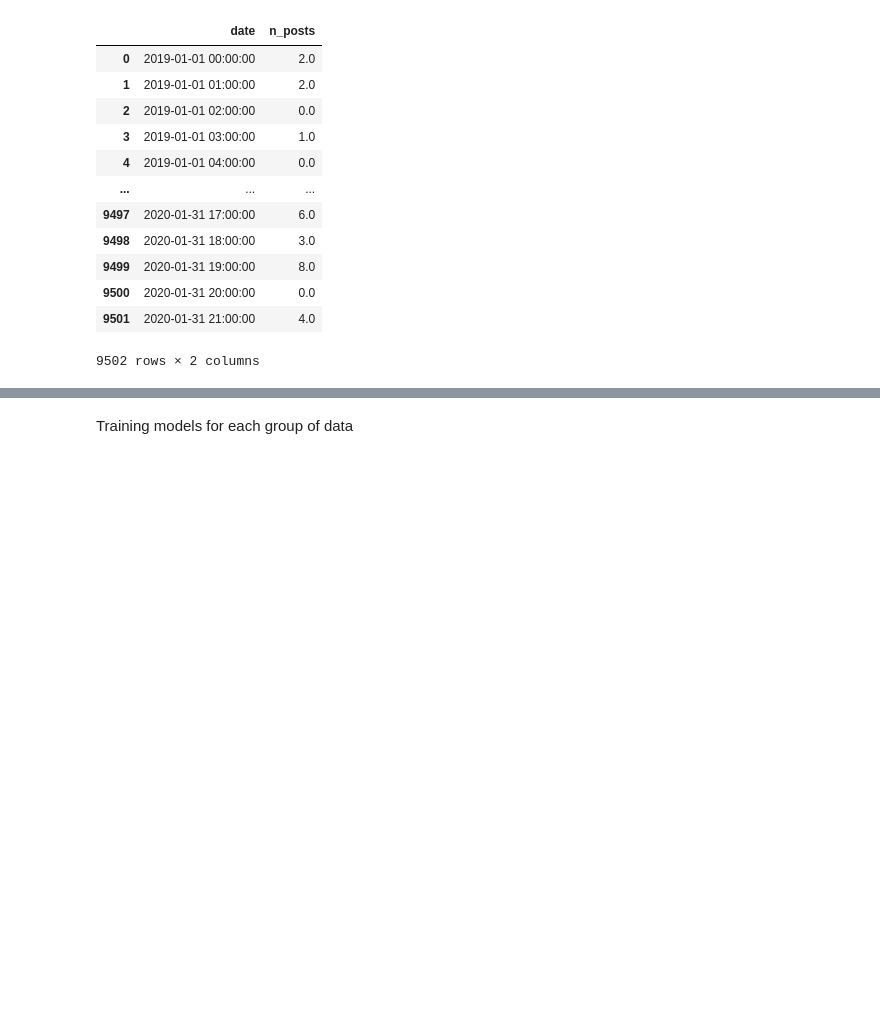
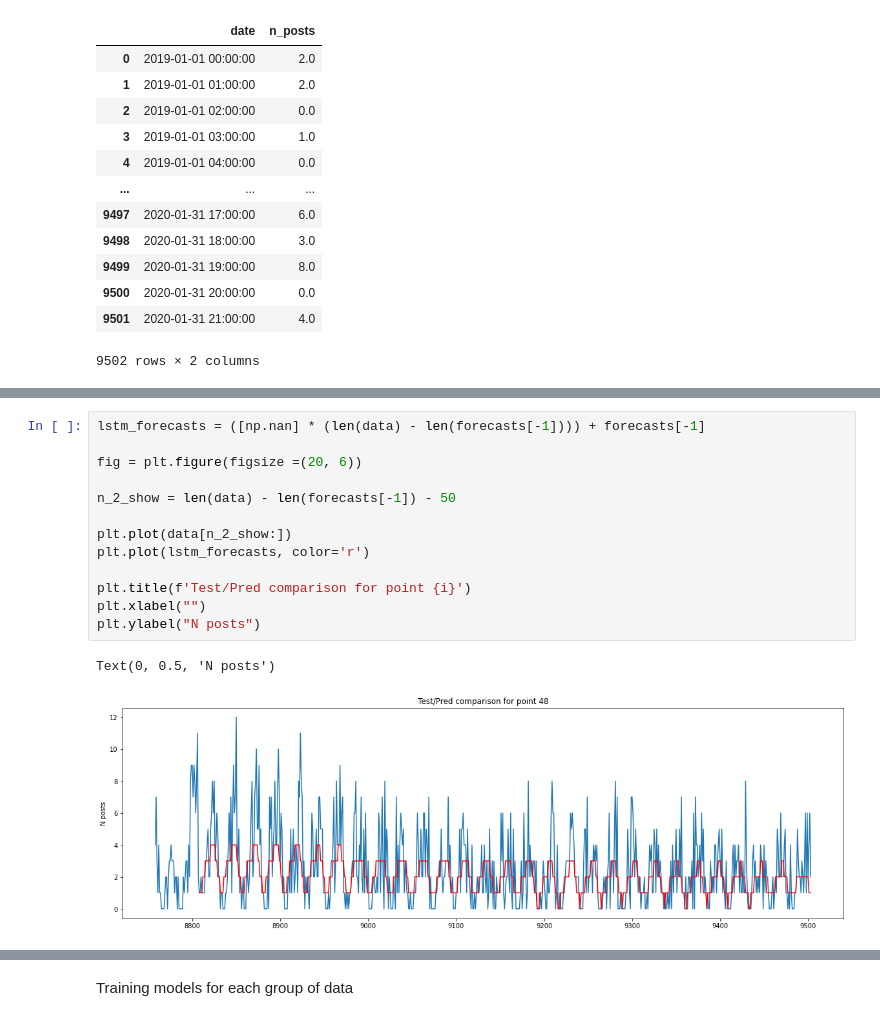
Before and after one commit to ShumwayGordon/Industry_ML_ITMO, a Jupyter notebook: Task_1/ML_indust_Lab1.ipynb, the cells around one changed output, grey strips where cells are left out. Cells and saved outputs as stored; diff of their text form; blank space fills up the shorter version.

Commit message:
Added time-series comparative visualisation

```diff
--- a/Task_1/ML_indust_Lab1.ipynb
+++ b/Task_1/ML_indust_Lab1.ipynb
@@ -353,0 +399,16 @@ fill_dates(train_data_list[0])
+# %%
+lstm_forecasts = ([np.nan] * (len(data) - len(forecasts[-1]))) + forecasts[-1]
+
+fig = plt.figure(figsize =(20, 6))
+
+n_2_show = len(data) - len(forecasts[-1]) - 50
+
+plt.plot(data[n_2_show:])
+plt.plot(lstm_forecasts, color='r')
+
+plt.title(f'Test/Pred comparison for point {i}')
+plt.xlabel("")
+plt.ylabel("N posts")
+# %% [output]
+Text(0, 0.5, 'N posts')
+[figure, added]
```
Also changed, not shown: parts of 3 cells of this notebook.
